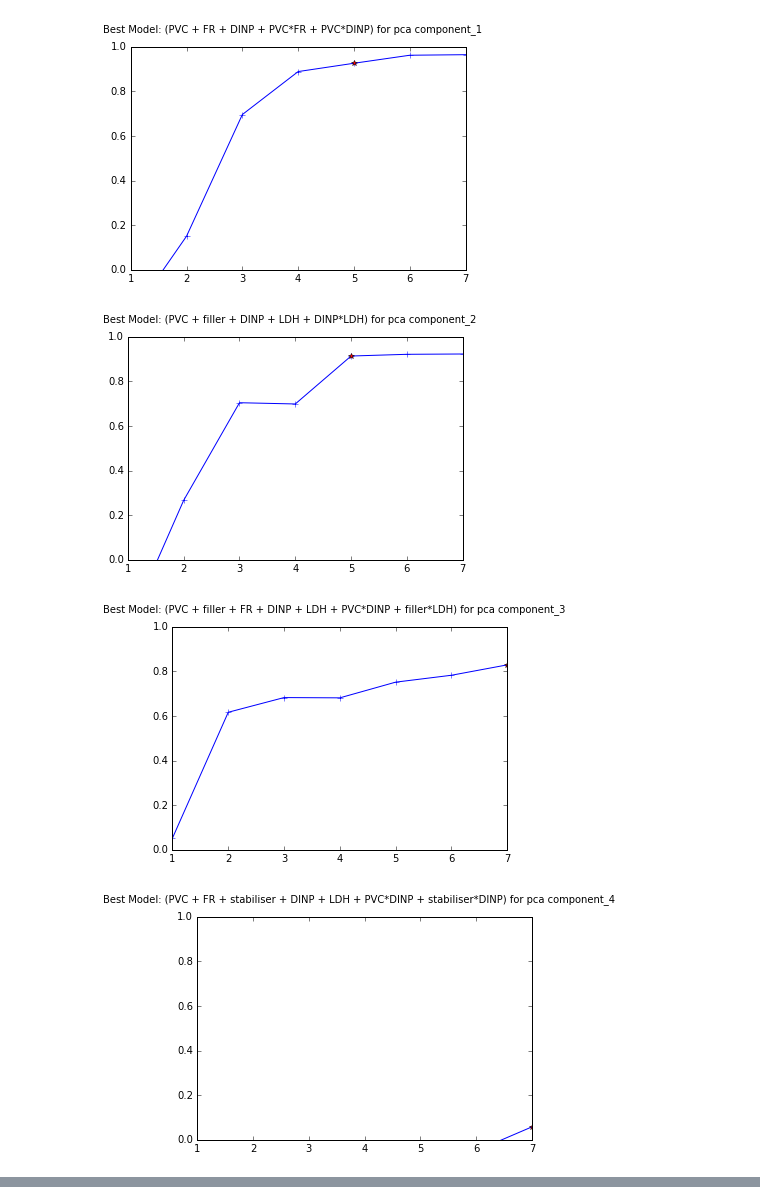
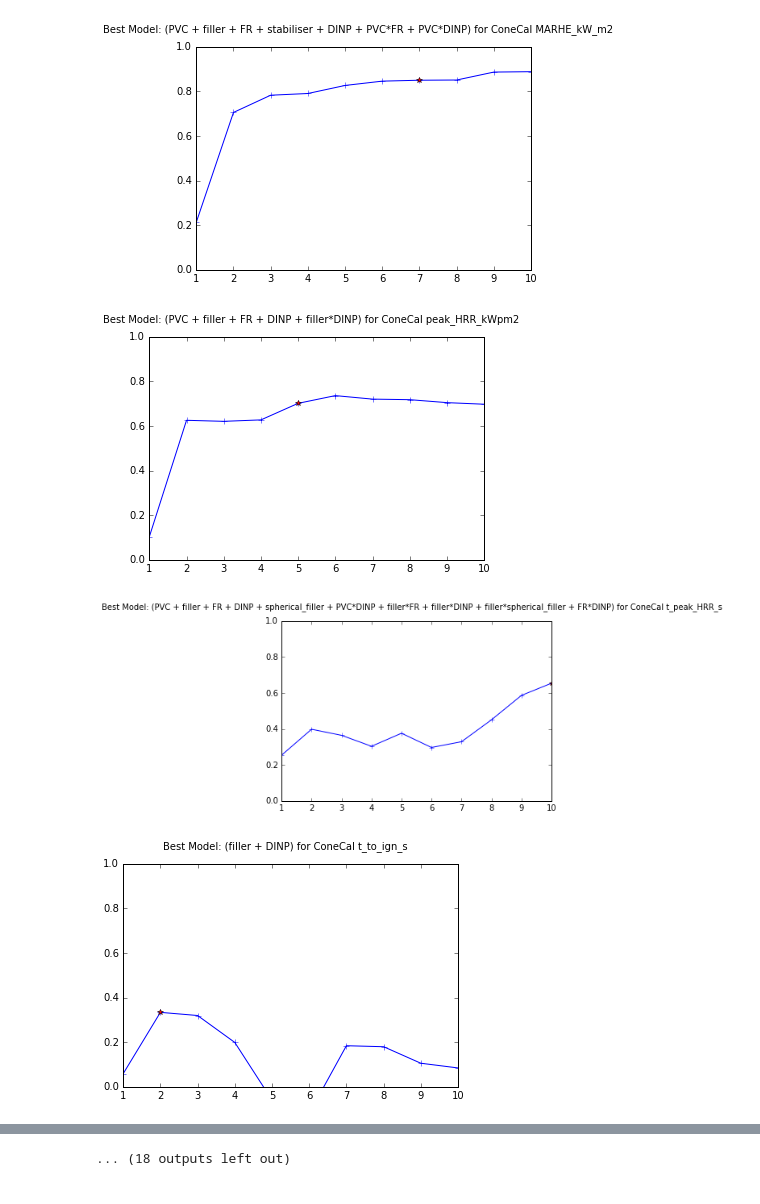
Before and after one commit to reinhardfechter/FlexPVCModel, a Jupyter notebook: Plot_top_model_scores.ipynb, the cells around one changed output, grey strips where cells are left out. Cells and saved outputs as stored; diff of their text form; code cells hidden in the pictures.

Commit message:
Updated plotting top model scores for results running with no big tinydbs

```diff
--- a/Plot_top_model_scores.ipynb
+++ b/Plot_top_model_scores.ipynb
@@ -16,60 +12,43 @@ e_d = equip_dtypes_for_scoring(do_pca)
+# %%
+names = get_all_names()
 # %%
 Q = Query()
 
-for i in e_d:
-    en, dt = i
-    top_mod = db.search((Q.equipment_name == en) &
-                        (Q.data_type == dt))
+for i in names:
+    equip, d_type = i.split(' ')
 
-    n_terms = []
-    scores = []
-    mcodes = []
-#     print '___________________'
-#     print en, dt
-#     print top_mod
-    for j in top_mod:
-        nt = j['n_terms']
-        ts = j['top_scores'][0]
-        mc = j['top_mcodes'][0]
-        n_terms.append(nt)
-        scores.append(ts)
-        mcodes.append(mc)
-#         tr_mc = translate_model_code(j['top_mcodes'][0])
-#         print tr_mc, 'with a score of', round(ts, 2)
+    top_db = access_db('Top_score_results_'+ equip + '_' + d_type, False)
 
-#     ind_max = argmax(scores)
-#     top_score_model = mcodes[ind_max]
+    df = DataFrame(top_db.all())
+
+    n_terms = list(df['n_terms'].values)
+    scores = list(df['top_score'].values)
+    mcodes = list(df['top_mcode'])
 
     max_score = max(scores)
-#     print 'max score', max_score
     done = False
 
     lim = max_score - (abs(max_score*5/105))
-#     print lim
 
     for s in scores:
-#         print 's in loop', s
         if s > lim and done == False:
             select_score = s
             done = True
 
     ind = scores.index(select_score)
     top_score_model = mcodes[ind]
 
     t_mc = translate_model_code(top_score_model)
 
-#     print ''
-
-
     fig = figure()
     plot(n_terms, scores, '-+')
     ylim([0.0, 1.0])
 
     plot(n_terms[ind], scores[ind], 'r*')
 
-    fig.suptitle('Best Model: (' + t_mc + ') for ' + en + ' ' + dt)
+    fig.suptitle('Best Model: (' + t_mc + ') for ' + i)
 # %% [output]
-[figure, old version]
+[figure, new version]
-[figure, old version]
+[figure, new version]
-[figure, old version]
+[figure, new version]
-[figure, old version]
+[figure, new version]
@@ -84,0 +63 @@ for i in e_d:
+... (18 outputs left out)
```
Also changed, not shown: parts of 4 cells of this notebook.
